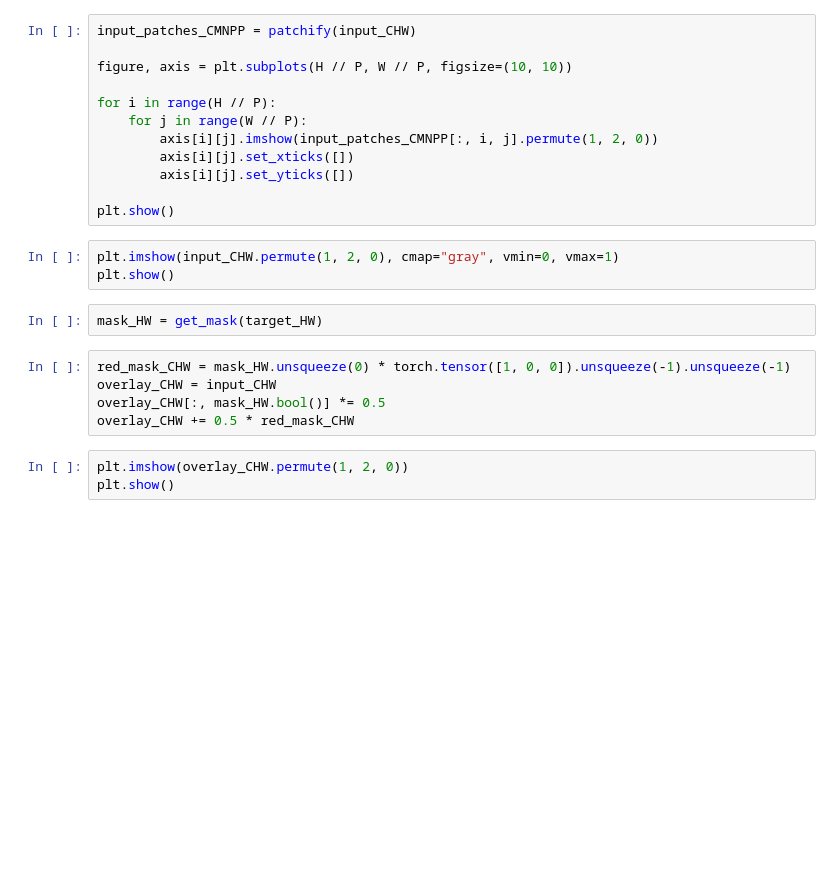
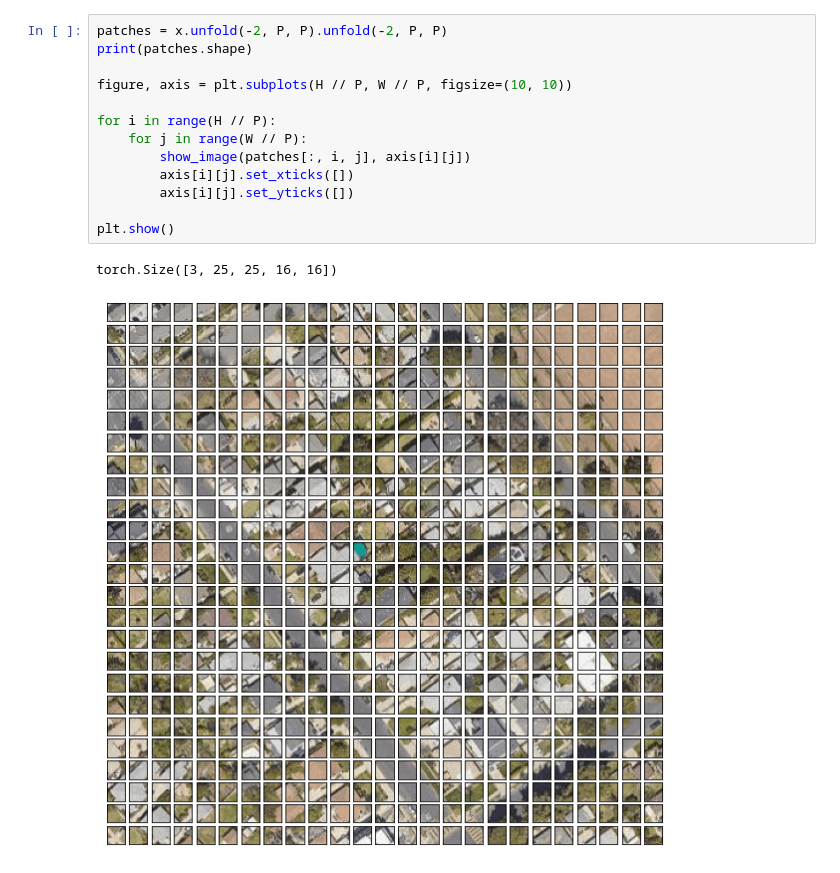
Before and after one commit to cristianpjensen/cil-road-segmentation, a Jupyter notebook: notebooks/test_patchify.ipynb, the cells around one changed output. Saved outputs shown, nothing was run; the diff lists cells and outputs as text; blank space fills up the shorter version.

```diff
--- a/notebooks/test_patchify.ipynb
+++ b/notebooks/test_patchify.ipynb
@@ -13,25 +22,16 @@ W = input_CHW.shape[2]
 # %%
-input_patches_CMNPP = patchify(input_CHW)
+patches = x.unfold(-2, P, P).unfold(-2, P, P)
+print(patches.shape)
 
 figure, axis = plt.subplots(H // P, W // P, figsize=(10, 10))
 
 for i in range(H // P):
     for j in range(W // P):
-        axis[i][j].imshow(input_patches_CMNPP[:, i, j].permute(1, 2, 0))
+        show_image(patches[:, i, j], axis[i][j])
         axis[i][j].set_xticks([])
         axis[i][j].set_yticks([])
 
 plt.show()
+# %% [output]
+torch.Size([3, 25, 25, 16, 16])
+[figure, added]
-# %%
-plt.imshow(input_CHW.permute(1, 2, 0), cmap="gray", vmin=0, vmax=1)
-plt.show()
-# %%
-mask_HW = get_mask(target_HW)
-# %%
-red_mask_CHW = mask_HW.unsqueeze(0) * torch.tensor([1, 0, 0]).unsqueeze(-1).unsqueeze(-1)
-overlay_CHW = input_CHW
-overlay_CHW[:, mask_HW.bool()] *= 0.5
-overlay_CHW += 0.5 * red_mask_CHW
-# %%
-plt.imshow(overlay_CHW.permute(1, 2, 0))
-plt.show()
```
Also changed, not shown: parts of 6 cells of this notebook, 4 other files.
